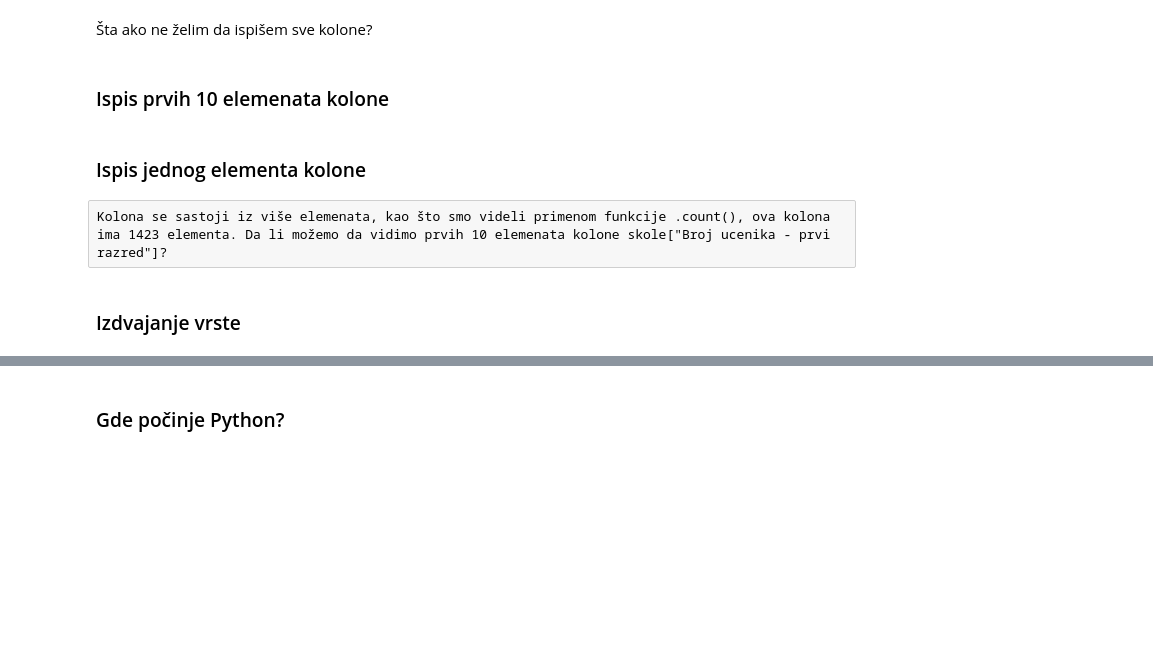
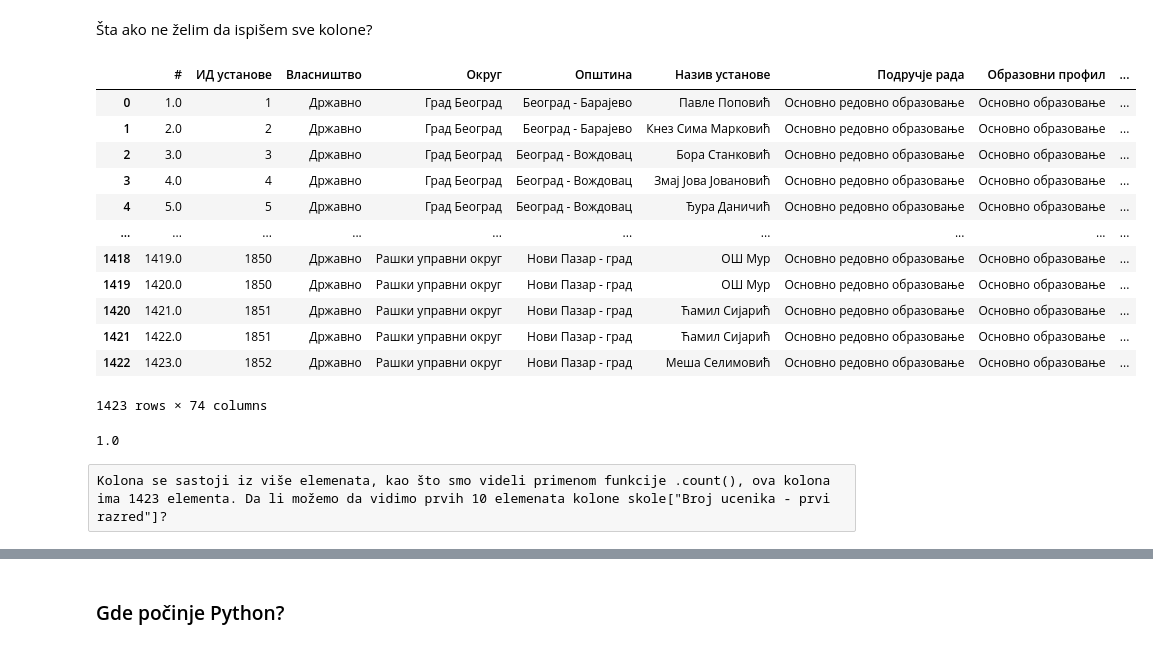
Before and after one commit to Petlja/ZSkola2020Modul2, a Jupyter notebook: pripremna_sveska_2.ipynb, the cells around one changed output, grey strips where cells are left out. Cells and saved outputs as stored; diff of their text form; code cells hidden in the pictures; blank space fills up the shorter version.

```diff
--- a/pripremna_sveska_2.ipynb
+++ b/pripremna_sveska_2.ipynb
@@ -70,20 +53,32 @@ skole["Okrug"].size
 #Da li smo se već sreli sa nečim sličnim?
 # %% [markdown]
 Šta ako ne želim da ispišem sve kolone?
-# %% [markdown]
-### Ispis prvih 10 elemenata kolone
 # %%
 skole["Okrug"].head(10)
-# %% [markdown]
-### Ispis jednog elementa kolone
+# %%
+skole
+# %% [output]
+|  | # | ИД установе | Власништво | Округ | Општина | Назив установе | Подручје рада | Образовни профил | ... |
+| 0 | 1.0 | 1 | Државно | Град Београд | Београд - Барајево | Павле Поповић | Основно редовно образовање | Основно образовање | ... |
+| 1 | 2.0 | 2 | Државно | Град Београд | Београд - Барајево | Кнез Сима Марковић | Основно редовно образовање | Основно образовање | ... |
+| 2 | 3.0 | 3 | Државно | Град Београд | Београд - Вождовац | Бора Станковић | Основно редовно образовање | Основно образовање | ... |
+| 3 | 4.0 | 4 | Државно | Град Београд | Београд - Вождовац | Змај Јова Јовановић | Основно редовно образовање | Основно образовање | ... |
+| 4 | 5.0 | 5 | Државно | Град Београд | Београд - Вождовац | Ђура Даничић | Основно редовно образовање | Основно образовање | ... |
+| ... | ... | ... | ... | ... | ... | ... | ... | ... | ... |
+| 1418 | 1419.0 | 1850 | Државно | Рашки управни округ | Нови Пазар - град | ОШ Мур | Основно редовно образовање | Основно образовање | ... |
+| 1419 | 1420.0 | 1850 | Државно | Рашки управни округ | Нови Пазар - град | ОШ Мур | Основно редовно образовање | Основно образовање | ... |
+| 1420 | 1421.0 | 1851 | Државно | Рашки управни округ | Нови Пазар - град | Ћамил Сијарић | Основно редовно образовање | Основно образовање | ... |
+| 1421 | 1422.0 | 1851 | Државно | Рашки управни округ | Нови Пазар - град | Ћамил Сијарић | Основно редовно образовање | Основно образовање | ... |
+| 1422 | 1423.0 | 1852 | Државно | Рашки управни округ | Нови Пазар - град | Меша Селимовић | Основно редовно образовање | Основно образовање | ... |
+1423 rows × 74 columns
 # %%
-skole["Okrug"][0] #ispisuje se prvi element iz kolone
+skole.loc[0,"#"] #ispisuje se prvi element iz kolone
+# %% [output]
+1.0
 # %% [raw]
 Kolona se sastoji iz više elemenata, kao što smo videli primenom funkcije .count(), ova kolona ima 1423 elementa. Da li možemo da vidimo prvih 10 elemenata kolone skole["Broj ucenika - prvi razred"]?
 # %%
 skole.columns
-# %% [markdown]
-### Izdvajanje vrste
 # %%
 skole.loc[0] #izdvajamo 1. vrstu
 # %%
```
Also changed, not shown: parts of 13 cells of this notebook, 3 other files.
